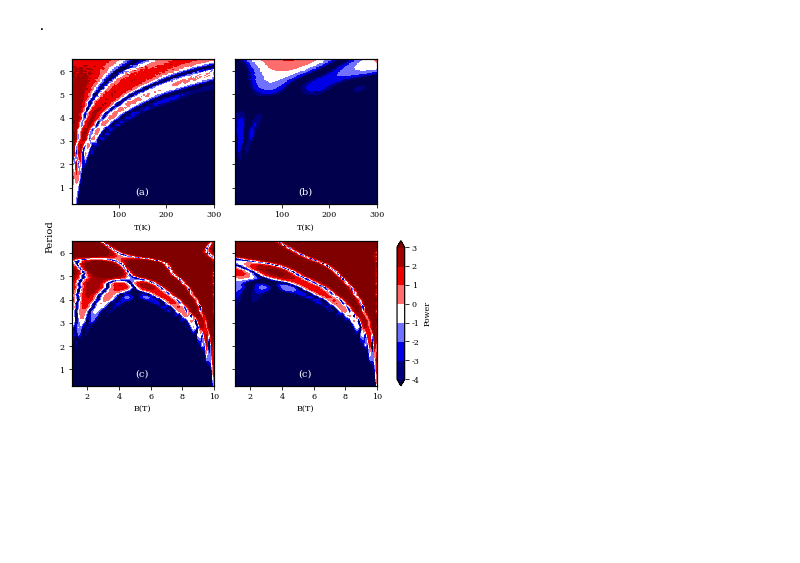
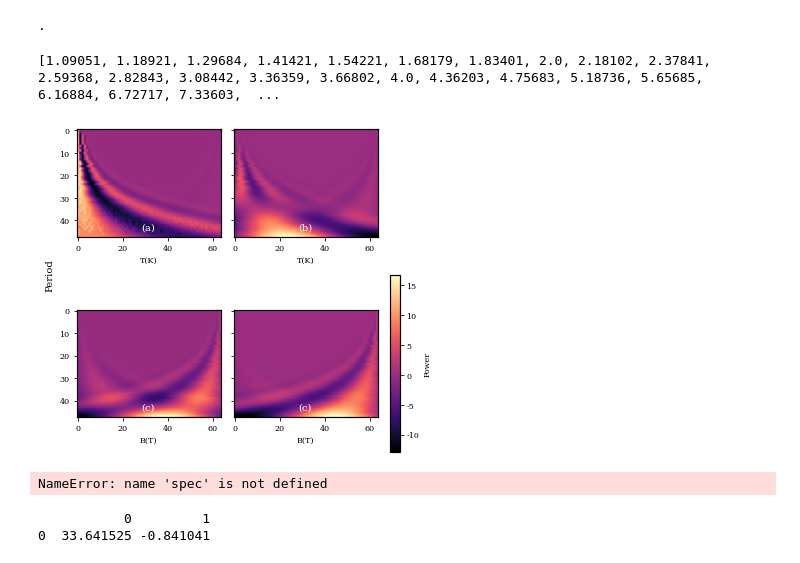
Before and after one commit to Orth-Research/ml_cr, a Jupyter notebook: CWTGenerator.ipynb, the cells around one changed output. Cells and saved outputs as stored; diff of their text form; code cells hidden in the pictures; blank space fills up the shorter version.

```diff
--- a/CWTGenerator.ipynb
+++ b/CWTGenerator.ipynb
@@ -380,7 +380,12 @@ mid_mag = np.array(out[3])[:,:,1,2]
 
 s_x = np.linspace(1, 300, 64)
 mag_x = np.linspace(1, 10, 64)
-scale = np.linspace(1, 75, 64)
+scale = [1.09051, 1.18921, 1.29684, 1.41421, 1.54221, 1.68179, 1.83401, 2., \
+2.18102, 2.37841, 2.59368, 2.82843, 3.08442, 3.36359, 3.66802, 4., \
+4.36203, 4.75683, 5.18736, 5.65685, 6.16884, 6.72717, 7.33603, 8., \
+8.72406, 9.51366, 10.3747, 11.3137, 12.3377, 13.4543, 14.6721, 16., \
+17.4481, 19.0273, 20.7494, 22.6274, 24.6754, 26.9087, 29.3441, 32., \
+34.8962, 38.0546, 41.4989, 45.2548, 49.3507, 53.8174, 58.6883, 64.]
 levels = [0.06125, 0.125, 0.25, 0.5, 1, 2, 4, 8]
 contourlevels = np.log2(levels)
 wave = 'morl'
@@ -392,47 +397,48 @@ plt.rc('xtick', labelsize=8)
 plt.rc('ytick', labelsize=8)
 plt.rc('axes', labelsize=8)
 # plt.tight_layout()
-
+print(scale)
 [susc_coeff, susc_freq] = pywt.cwt(susc.squeeze(), scale, wave, 1)
-susc_power = (abs(susc_coeff)) ** 2
+susc_power = susc_coeff
 susc_period = 1. / susc_freq
 
 [sheat_coeff, sheat_freq] = pywt.cwt(s_heat.squeeze(), scale, wave, 1)
-sheat_power = (abs(sheat_coeff)) ** 2
+sheat_power = sheat_coeff
 sheat_period = 1. / sheat_freq
 
 [low_coeff, low_freq] = pywt.cwt(low_mag.squeeze(), scale, wave, 1)
-low_power = (abs(low_coeff)) ** 2
+low_power = low_coeff
 low_period = 1. / low_freq
 
 [mid_coeff, mid_freq] = pywt.cwt(mid_mag.squeeze(), scale, wave, 1)
-mid_power = (abs(mid_coeff)) ** 2
+mid_power = mid_coeff
 mid_period = 1. / mid_freq
 
 fig, ax = plt.subplots(ncols=2, nrows=2, sharey=True, figsize=(5.25,5), constrained_layout=True)
 fig.text(-0.03, 0.5, 'Period', va='center', rotation='vertical')
 
-susc_plot = ax[0,0].contourf(s_x, np.log2(susc_period), np.log2(susc_power), contourlevels, extend='both',cmap=plt.cm.seismic)
+susc_plot = ax[0,0].imshow(susc_power, cmap=plt.cm.magma)
 ax[0,0].set_xlabel('T(K)')
-sheat_plot = ax[0,1].contourf(s_x, np.log2(sheat_period), np.log2(sheat_power), contourlevels, extend='both',cmap=plt.cm.seismic)
+sheat_plot = ax[0,1].imshow(sheat_power, cmap=plt.cm.magma)
 ax[0,1].set_xlabel('T(K)')
-low_mag_plot = ax[1,0].contourf(mag_x, np.log2(low_period), np.log2(low_power), contourlevels, extend='both',cmap=plt.cm.seismic)
+low_mag_plot = ax[1,0].imshow(low_power, cmap=plt.cm.magma)
 ax[1,0].set_xlabel('B(T)')
-mid_mag_plot = ax[1,1].contourf(mag_x, np.log2(mid_period), np.log2(mid_power), contourlevels, extend='both',cmap=plt.cm.seismic)
+mid_mag_plot = ax[1,1].imshow(mid_power, cmap=plt.cm.magma)
 ax[1,1].set_xlabel('B(T)')
 
 cb = fig.colorbar(mid_mag_plot, ax=[ax[1,1]], location="right", format=ticker.FormatStrFormatter("%d"))
 cb.ax.set_ylabel('Power', fontsize=8)
 
 fig.text(0.45, 0.07, "(a)", transform=ax[0,0].transAxes, c='w')
 fig.text(0.45, 0.07, "(b)", transform=ax[0,1].transAxes, c='w')
 fig.text(0.45, 0.07, "(c)", transform=ax[1,0].transAxes, c='w')
 fig.text(0.45, 0.07, "(c)", transform=ax[1,1].transAxes, c='w')
 
-plt.savefig('cwt.png', dpi=300, transparent=False, bbox_inches='tight')
+# plt.savefig('cwt.png', dpi=300, transparent=False, bbox_inches='tight')
 plt.show()
 # %% [output]
+[1.09051, 1.18921, 1.29684, 1.41421, 1.54221, 1.68179, 1.83401, 2.0, 2.18102, 2.37841, 2.59368, 2.82843, 3.08442, 3.36359, 3.66802, 4.0, 4.36203, 4.75683, 5.18736, 5.65685, 6.16884, 6.72717, 7.33603,  ...
-[figure, old version]
+[figure, new version]
 # %%
 # http://ataspinar.com/2018/12/21/a-guide-for-using-the-wavelet-transform-in-machine-learning/
 
@@ -441,3 +447,12 @@ plt.show()
 # color is power (related to the cwt coefficients)
 
 # scale is related to how detailed different frequencies can be
+# %%
+plt.plot(np.linspace(1, 300, 64), spec.squeeze())
+# %% [output]
+NameError: name 'spec' is not defined
+# %%
+print(targets_df)
+# %% [output]
+           0         1
+0  33.641525 -0.841041
```
Also changed, not shown: parts of 2 cells of this notebook, 23 other files.
